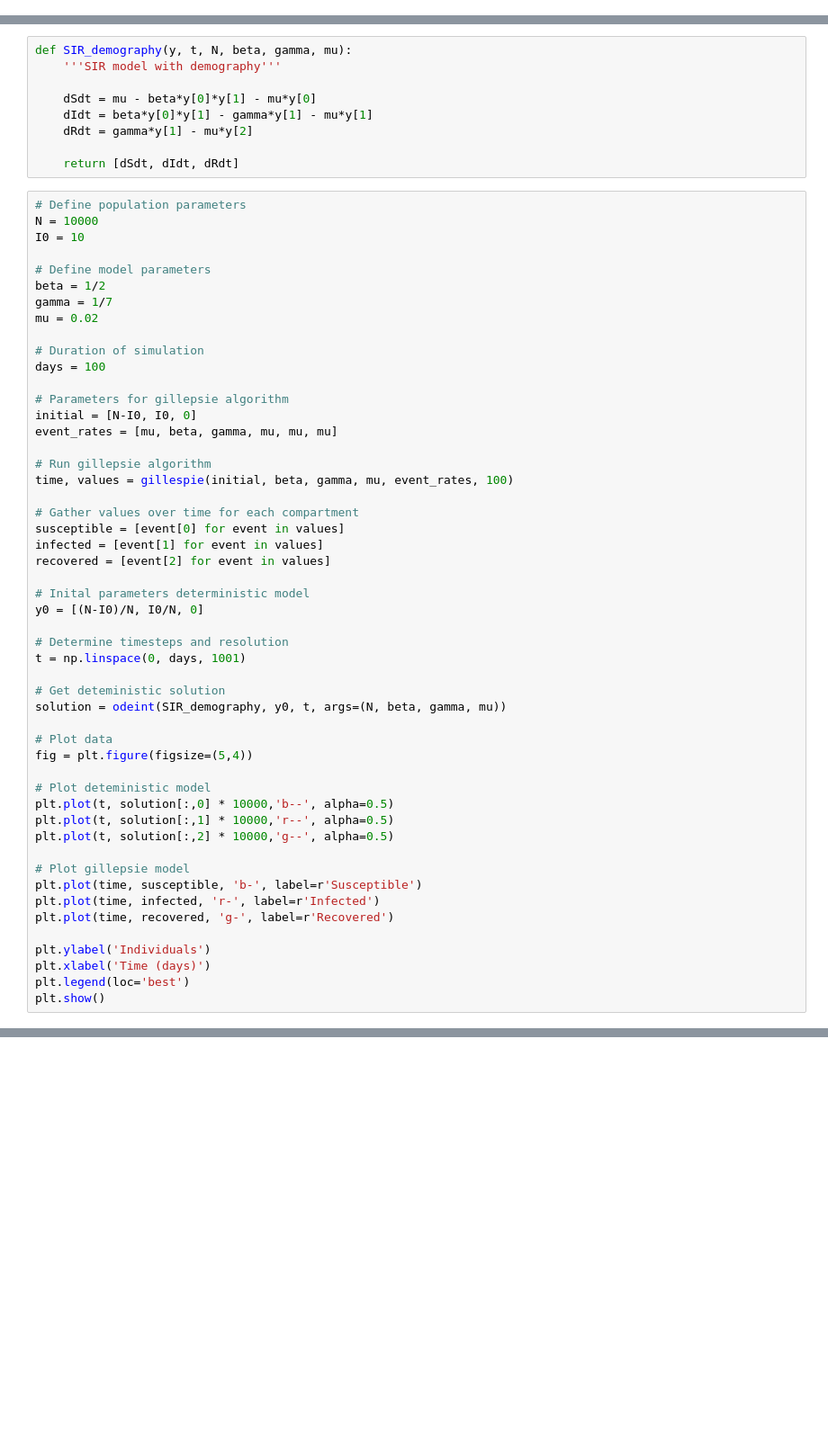
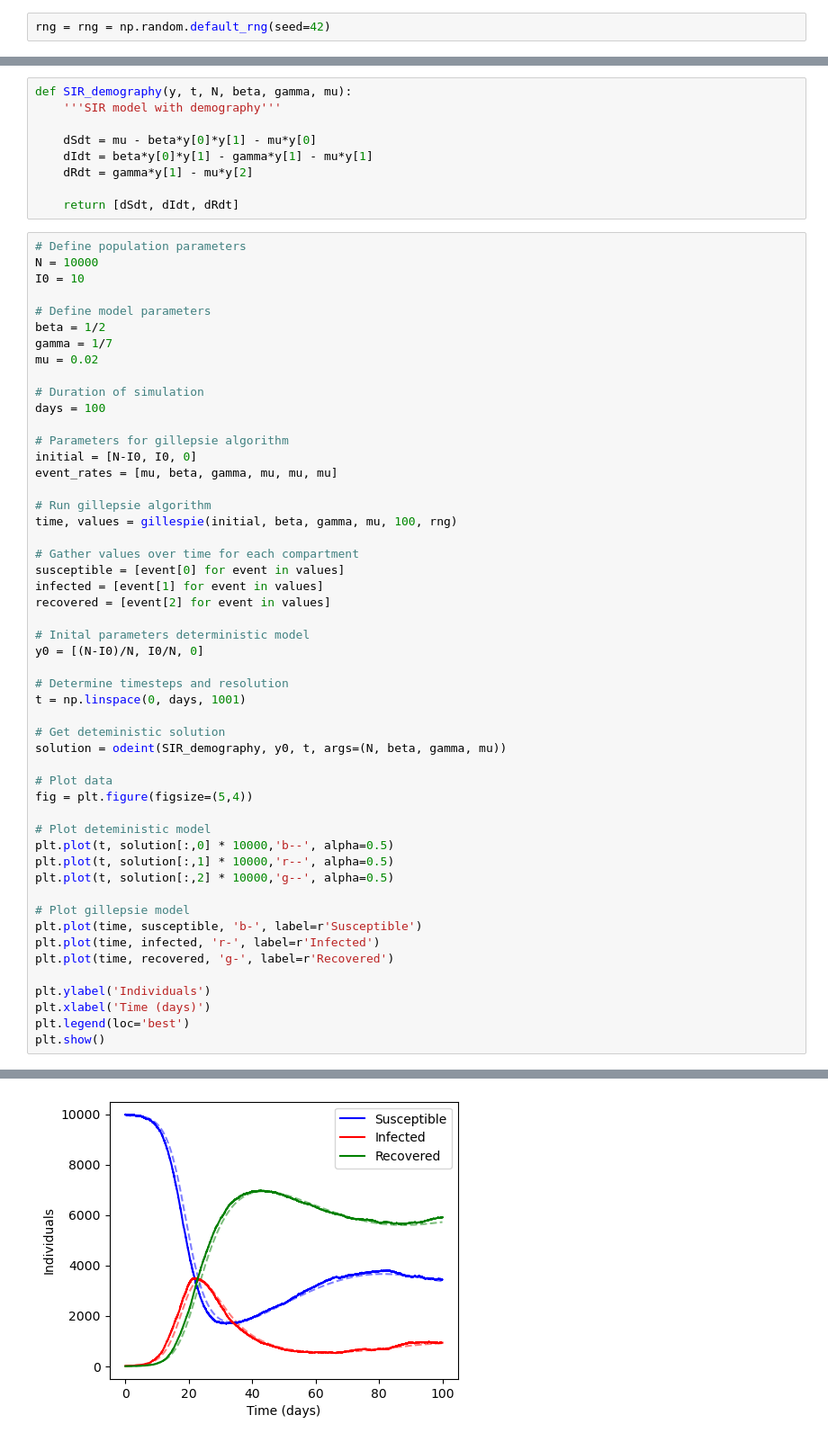
Before and after one commit to Jensen-25/intro_comp_sc_ass2, a Jupyter notebook: Version_jensen.ipynb, the cells around one changed output, grey strips where cells are left out. Shown at 90% size. Saved outputs shown, nothing was run; the diff lists cells and outputs as text; blank space fills up the shorter version.

```diff
--- a/Version_jensen.ipynb
+++ b/Version_jensen.ipynb
@@ -12,4 +12,6 @@ import numpy as np
 import random
 import matplotlib.pyplot as plt
 from scipy.integrate import odeint
+# %%
+rng = rng = np.random.default_rng(seed=42)
 # %%
@@ -92,7 +94,7 @@ initial = [N-I0, I0, 0]
 event_rates = [mu, beta, gamma, mu, mu, mu]
 
 # Run gillepsie algorithm
-time, values = gillespie(initial, beta, gamma, mu, event_rates, 100)
+time, values = gillespie(initial, beta, gamma, mu, 100, rng)
 
 # Gather values over time for each compartment
 susceptible = [event[0] for event in values]
@@ -129,0 +131 @@ TypeError: '<' not supported between instances of 'float' and 'list'
+[figure, added]
```
Also changed, not shown: parts of 5 cells of this notebook, 1 other file.
